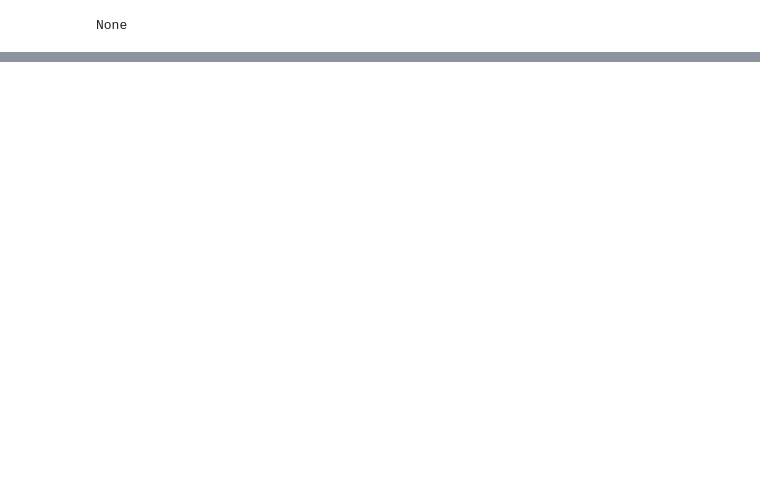
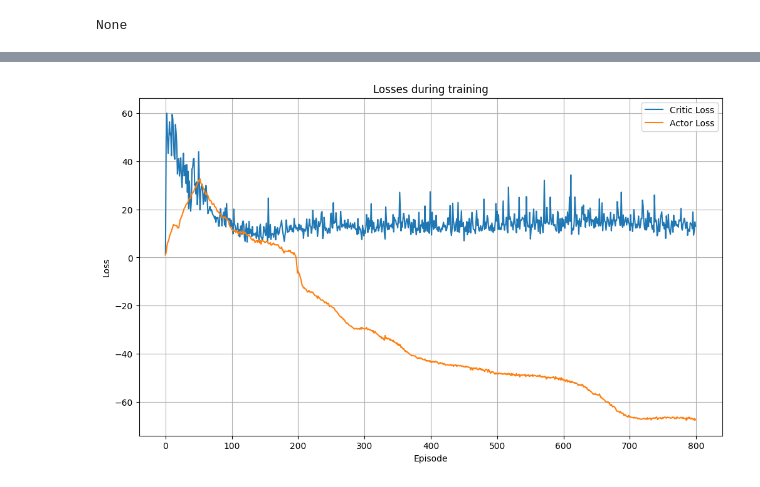
Before and after one commit to Kamil-Sabbagh/Lunar-Landing, a Jupyter notebook: DDPG/ddpg.ipynb, the cells around one changed output, grey strips where cells are left out. Drawn from its saved outputs; the diff is of its cells as text; code cells hidden in the pictures; blank space fills up the shorter version.

```diff
--- a/DDPG/ddpg.ipynb
+++ b/DDPG/ddpg.ipynb
@@ -563,0 +663,13 @@ IImage(filename="trained.gif")
+# %%
+
+plt.figure(figsize=(12, 7))
+plt.plot(all_critic_losses, label="Critic Loss")
+plt.plot(all_actor_losses, label="Actor Loss")
+plt.legend()
+plt.title("Losses during training")
+plt.xlabel("Episode")
+plt.ylabel("Loss")
+plt.grid()
+plt.savefig("losses.png")
+# %% [output]
+[figure, added]
```
Also changed, not shown: parts of 9 cells of this notebook, 12 other files.
